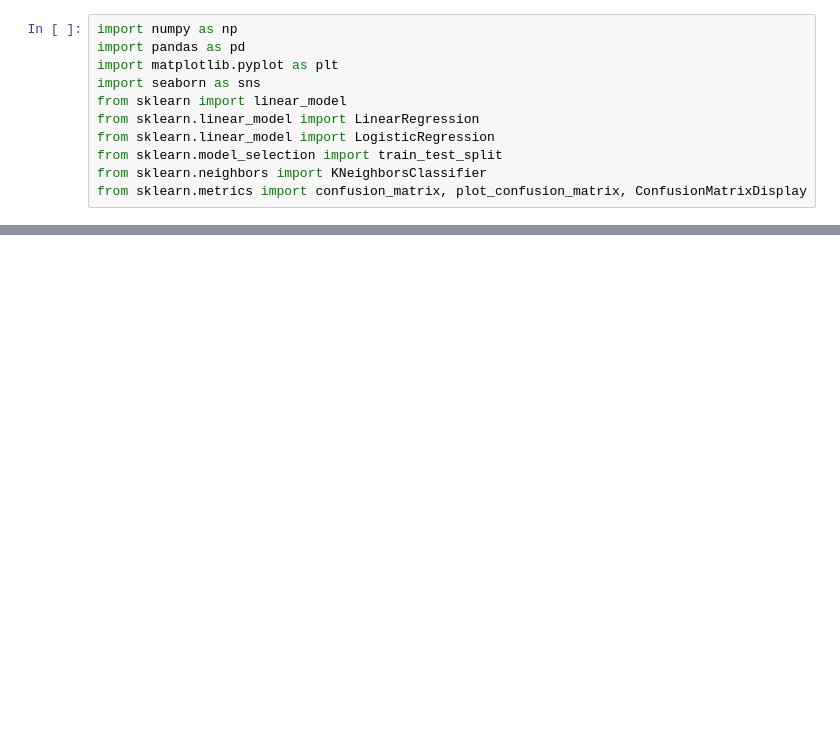
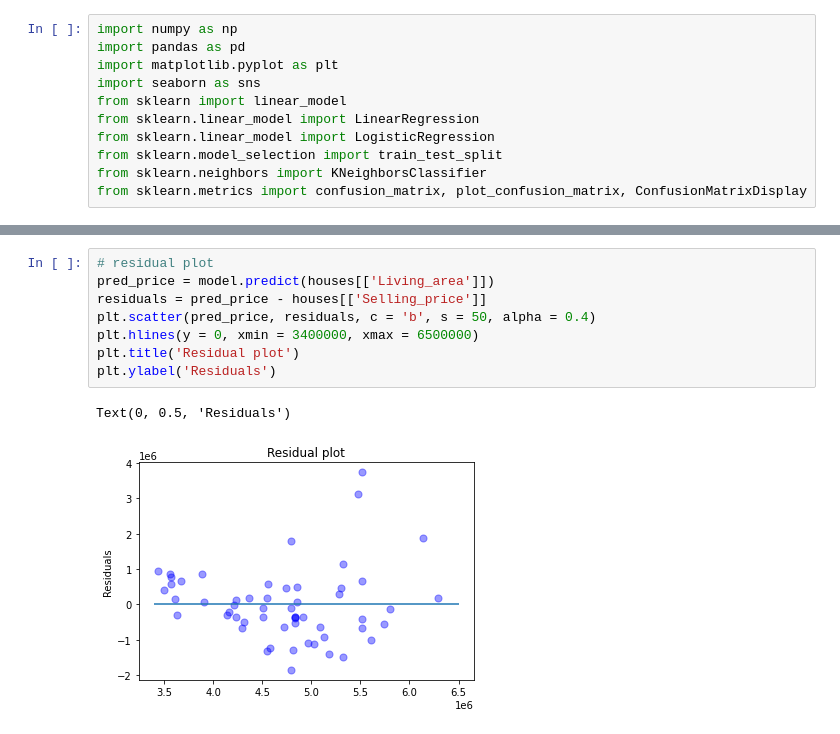
Before and after one commit to Jessica-Gilmsjoe/DIT406, a Jupyter notebook: assignment2-new.ipynb, the cells around one changed output, grey strips where cells are left out. Saved outputs shown, nothing was run; the diff lists cells and outputs as text; blank space fills up the shorter version.

```diff
--- a/assignment2-new.ipynb
+++ b/assignment2-new.ipynb
@@ -32,0 +59,11 @@ houses
+# %%
+# residual plot
+pred_price = model.predict(houses[['Living_area']])
+residuals = pred_price - houses[['Selling_price']]
+plt.scatter(pred_price, residuals, c = 'b', s = 50, alpha = 0.4)
+plt.hlines(y = 0, xmin = 3400000, xmax = 6500000)
+plt.title('Residual plot')
+plt.ylabel('Residuals')
+# %% [output]
+Text(0, 0.5, 'Residuals')
+[figure, added]
```
Also changed, not shown: parts of 11 cells of this notebook.
